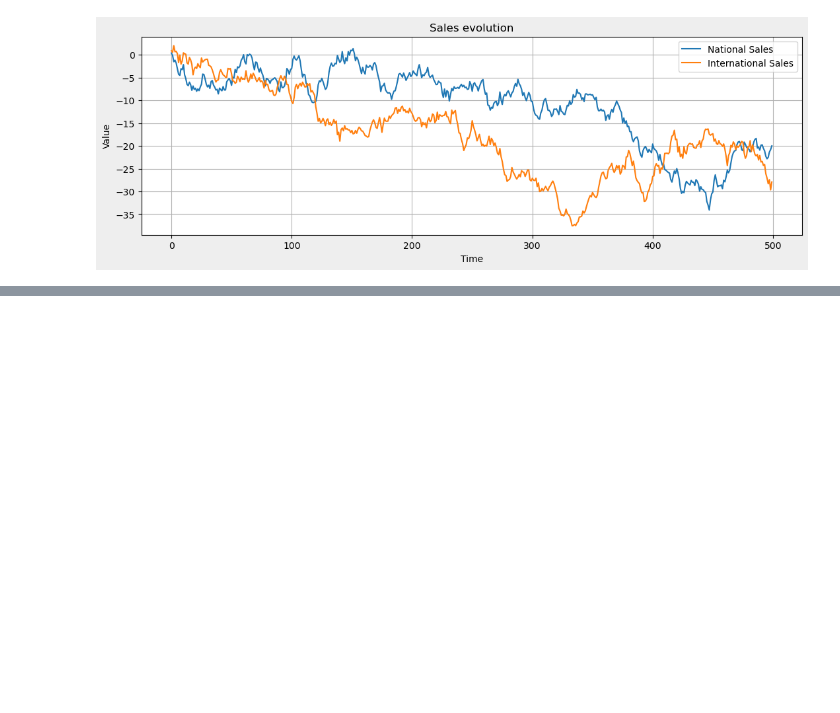
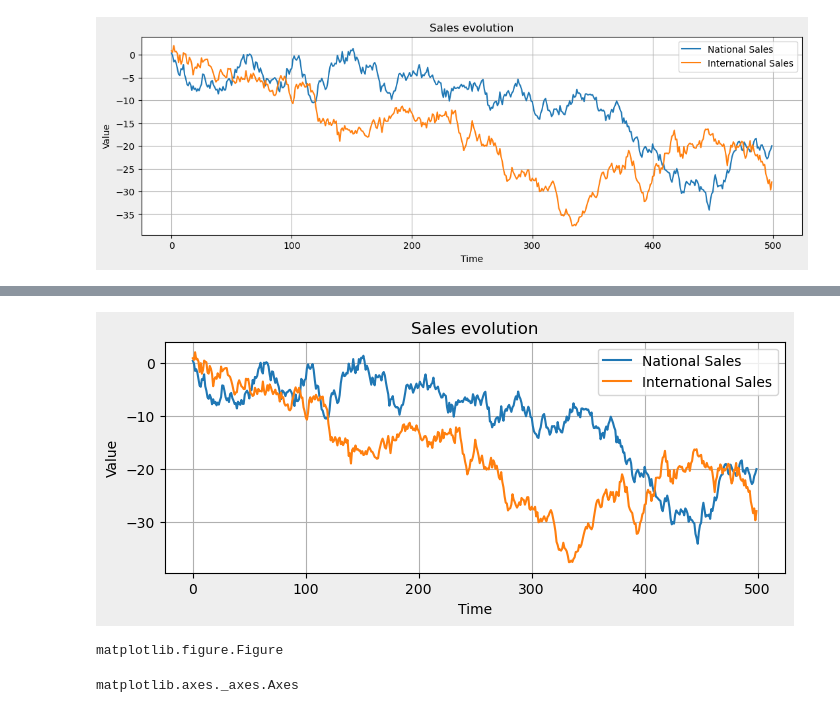
Before and after one commit to Dans182/jupyter-python, a Jupyter notebook: Daniel/20240416.ipynb, the cells around one changed output, grey strips where cells are left out. Saved outputs shown, nothing was run; the diff lists cells and outputs as text; code cells hidden in the pictures; blank space fills up the shorter version.

```diff
--- a/Daniel/20240416.ipynb
+++ b/Daniel/20240416.ipynb
@@ -340,0 +348,19 @@ ax.legend();
+# %%
+fig, ax = plt.subplots(figsize = (8, 3), facecolor = "#EEEEEE")
+ax.plot(a, label = "National Sales");
+ax.plot(b, label = "International Sales");
+ax.set_title("Sales evolution");
+ax.set_xlabel("Time");
+ax.set_ylabel("Value");
+ax.grid()
+ax.legend();
+# %% [output]
+[figure, added]
+# %%
+type(fig)
+# %% [output]
+matplotlib.figure.Figure
+# %%
+type(ax)
+# %% [output]
+matplotlib.axes._axes.Axes
```
Also changed, not shown: parts of 8 cells of this notebook.
